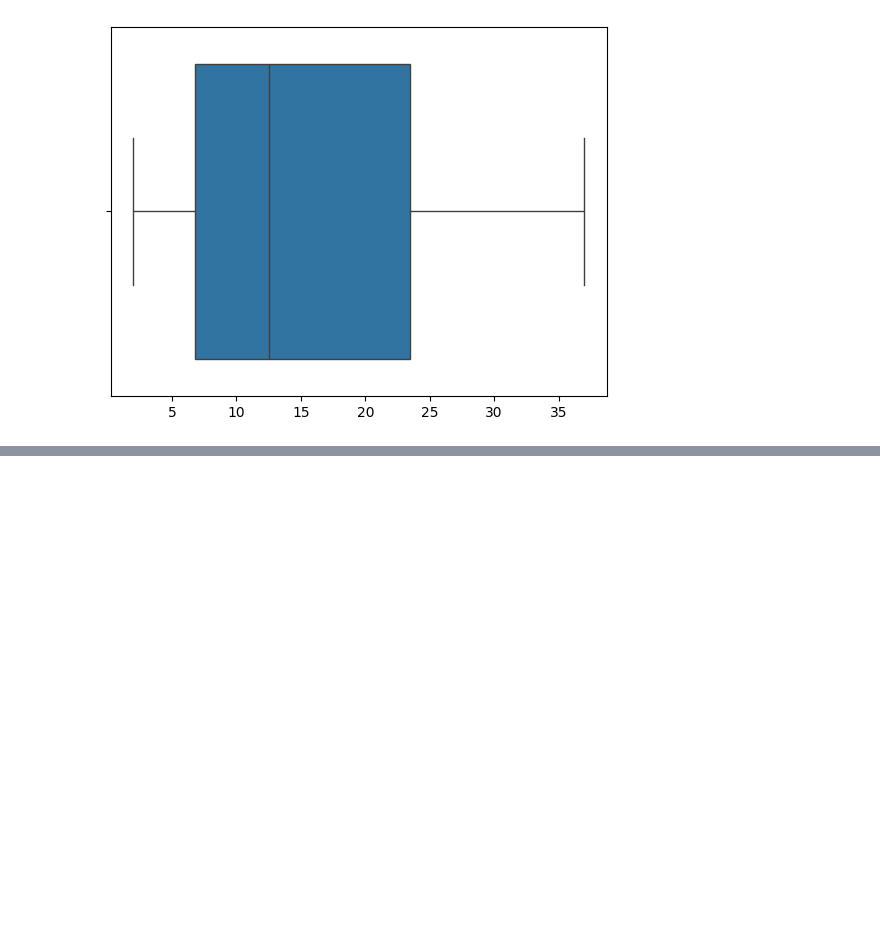
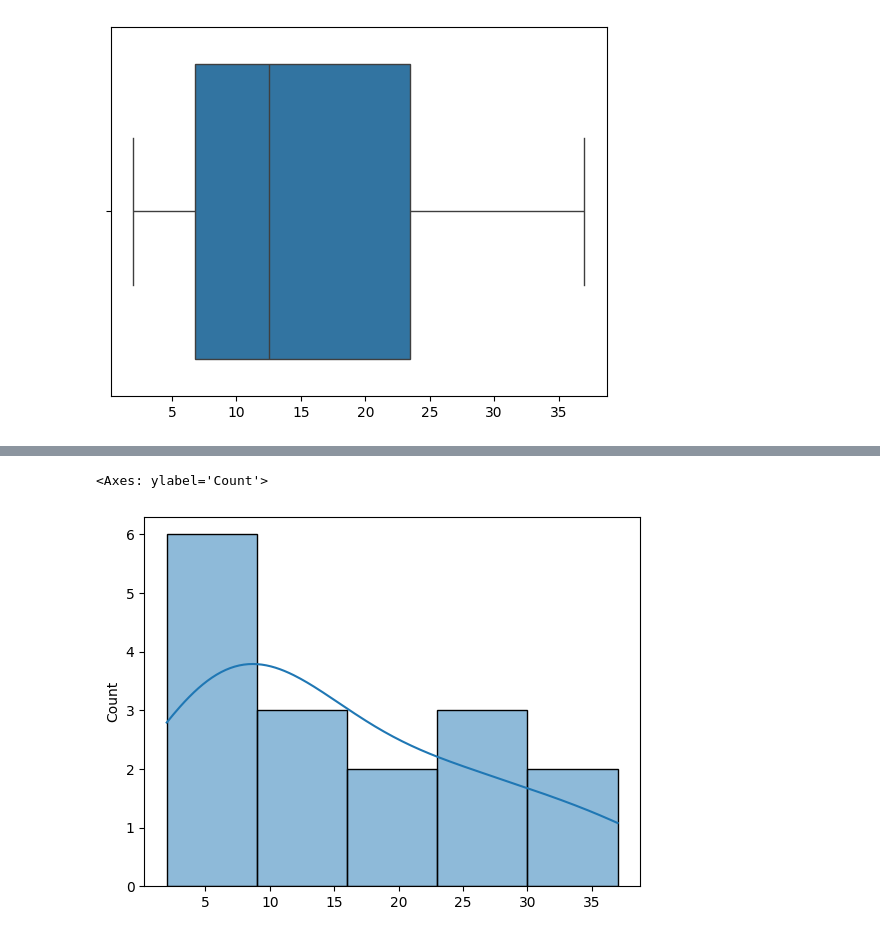
Before and after one commit to Ruhi1010/math_for_ml, a Jupyter notebook: statistic.ipynb, the cells around one changed output, grey strips where cells are left out. Saved outputs shown, nothing was run; the diff lists cells and outputs as text; code cells hidden in the pictures; blank space fills up the shorter version.

```diff
--- a/statistic.ipynb
+++ b/statistic.ipynb
@@ -65,0 +71,5 @@ sns.boxplot(x = arr2)
+# %%
+sns.histplot(arr2, kde=True)
+# %% [output]
+<Axes: ylabel='Count'>
+[figure, added]
```
Also changed, not shown: parts of 1 cell of this notebook.
